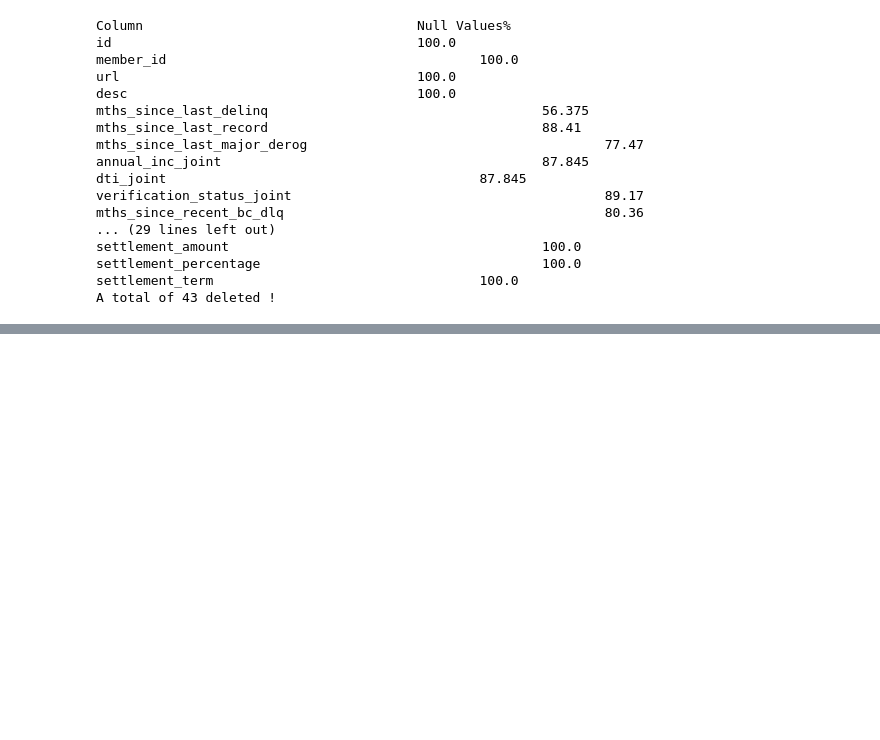
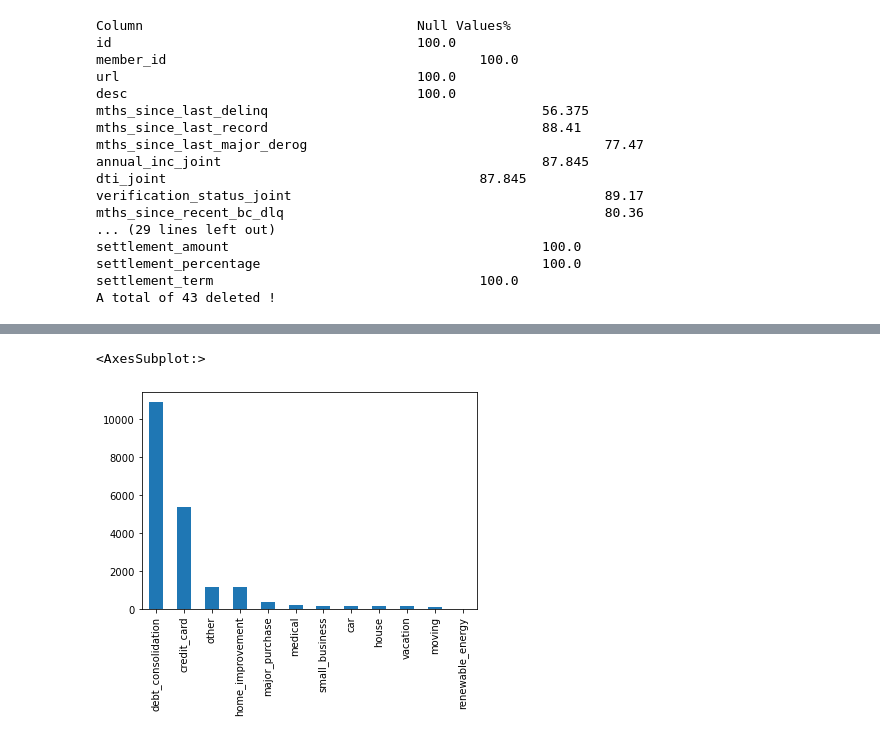
Before and after one commit to PubuduArosha/data-science-and-analytics, a Jupyter notebook: Data_Cleaning.ipynb, the cells around one changed output, grey strips where cells are left out. Drawn from its saved outputs; the diff is of its cells as text; code cells hidden in the pictures; blank space fills up the shorter version.

```diff
--- a/Data_Cleaning.ipynb
+++ b/Data_Cleaning.ipynb
@@ -113,0 +132,2 @@ raw_data.shape
+# %%
+raw_data['dti'].fillna(0,inplace=True)
@@ -113,0 +138,2 @@ raw_data.shape
+# %%
+raw_data['revol_util'].fillna(raw_data['revol_util'].mean(),inplace = True)
@@ -113,0 +203,6 @@ raw_data.shape
+# %%
+pur = raw_data['purpose'].value_counts()
+pur.plot(kind='bar')
+# %% [output]
+<AxesSubplot:>
+[figure, added]
```
Also changed, not shown: parts of 17 cells of this notebook, 1 other file.
